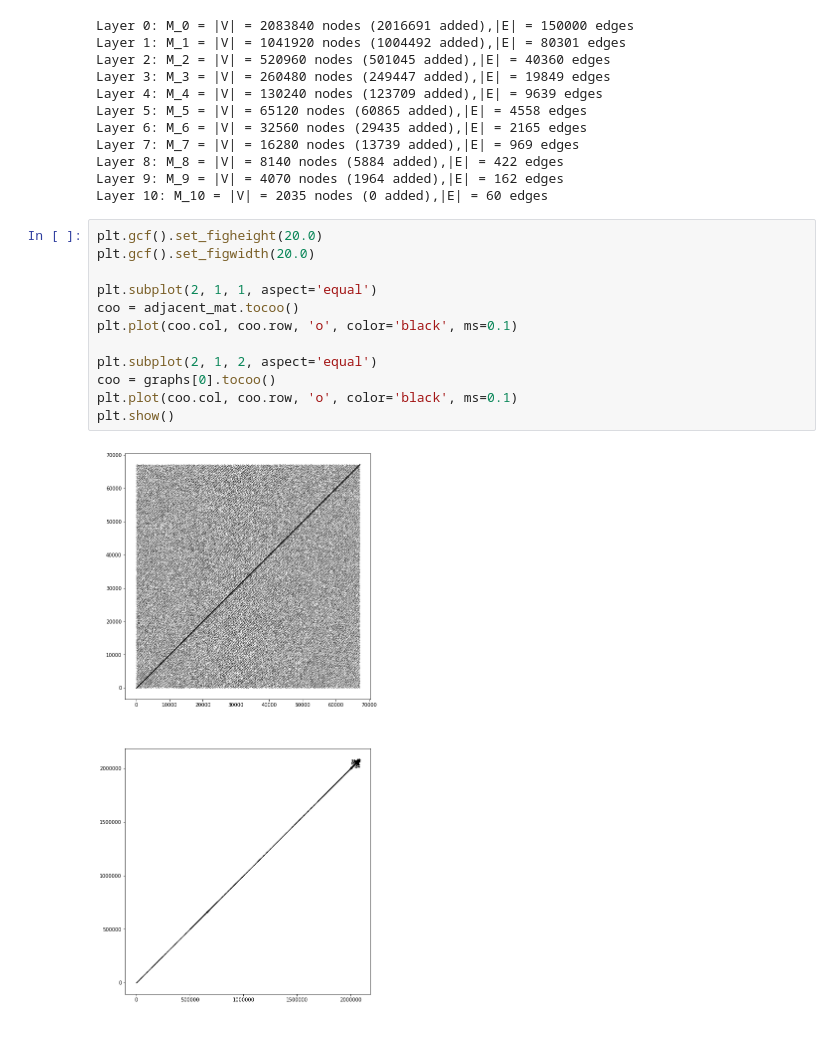
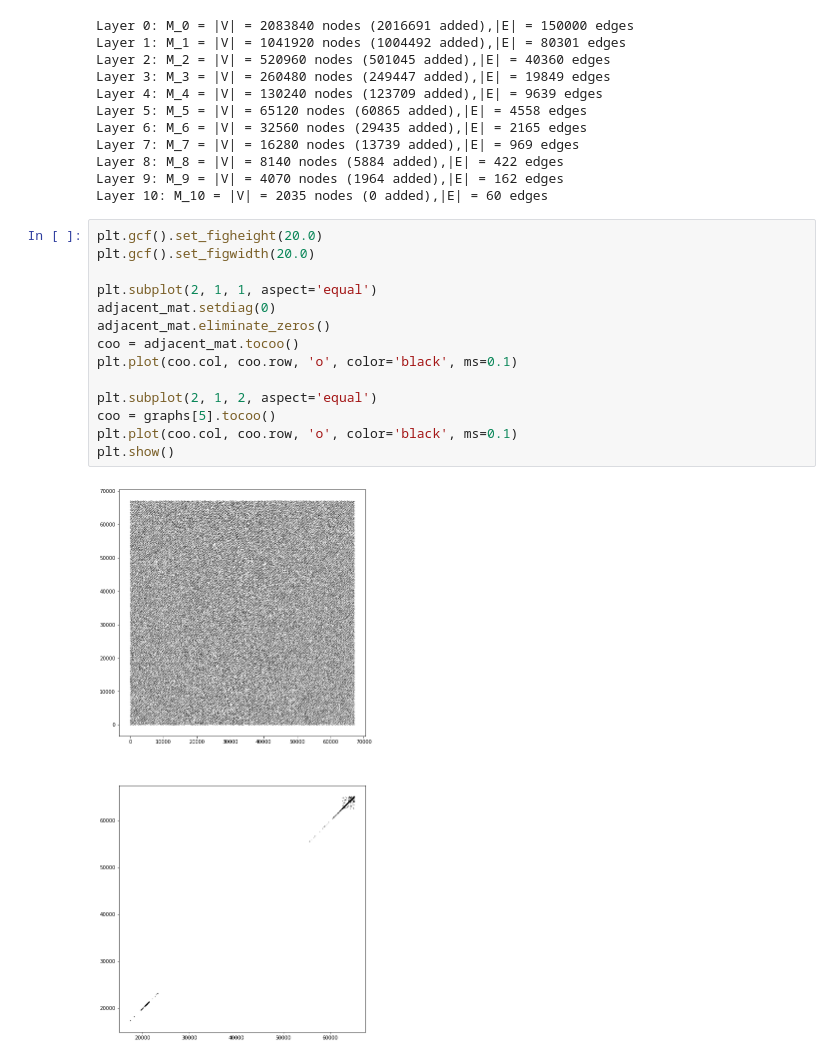
Before and after one commit to peihaowang/GCN3DSegment, a Jupyter notebook: code/experiments/mesh_coarsening.ipynb, the cells around one changed output. Cells and saved outputs as stored; diff of their text form; blank space fills up the shorter version.

```diff
--- a/code/experiments/mesh_coarsening.ipynb
+++ b/code/experiments/mesh_coarsening.ipynb
@@ -31,14 +31,16 @@ Layer 10: M_10 = |V| = 2035 nodes (0 added),|E| = 60 edges
 # %%
 plt.gcf().set_figheight(20.0)
 plt.gcf().set_figwidth(20.0)
 
 plt.subplot(2, 1, 1, aspect='equal')
+adjacent_mat.setdiag(0)
+adjacent_mat.eliminate_zeros()
 coo = adjacent_mat.tocoo()
 plt.plot(coo.col, coo.row, 'o', color='black', ms=0.1)
 
 plt.subplot(2, 1, 2, aspect='equal')
-coo = graphs[0].tocoo()
+coo = graphs[5].tocoo()
 plt.plot(coo.col, coo.row, 'o', color='black', ms=0.1)
 plt.show()
 # %% [output]
-[figure, old version]
+[figure, new version]
```
Also changed, not shown: 3 other files.
